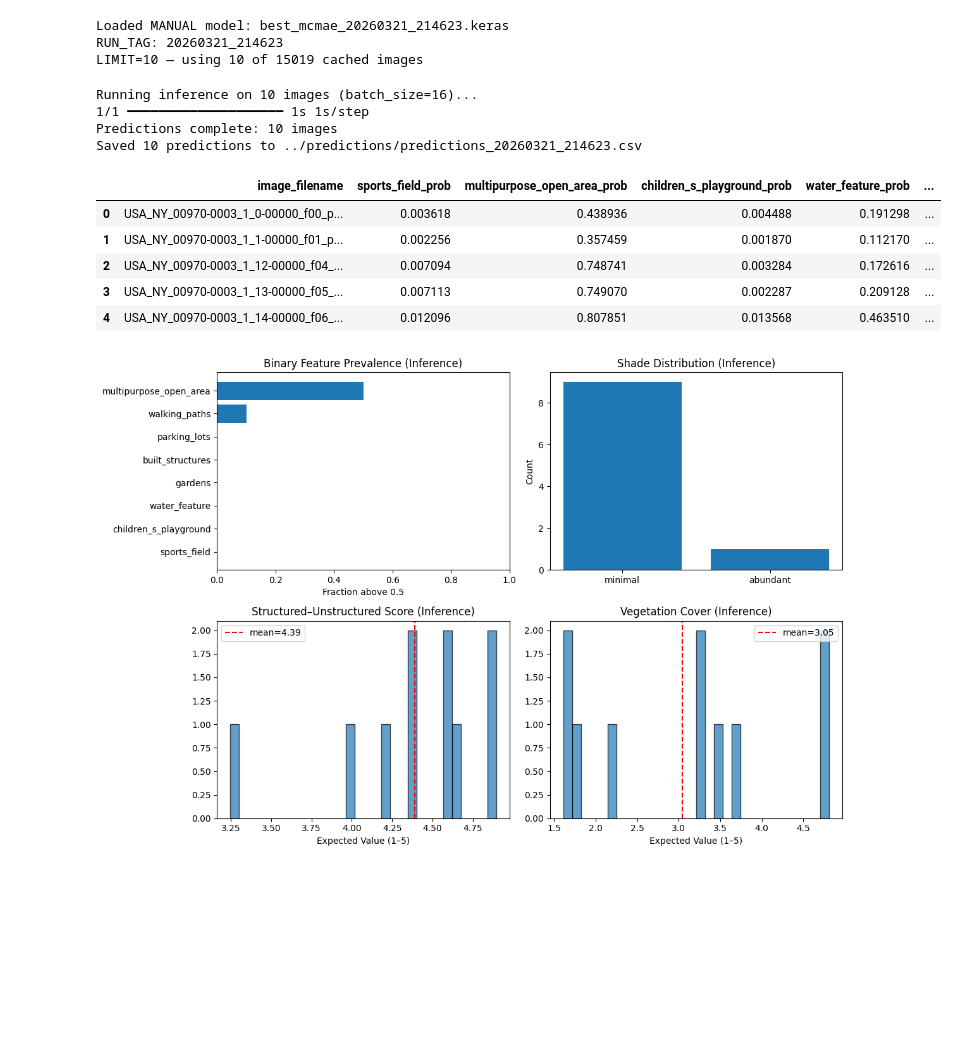
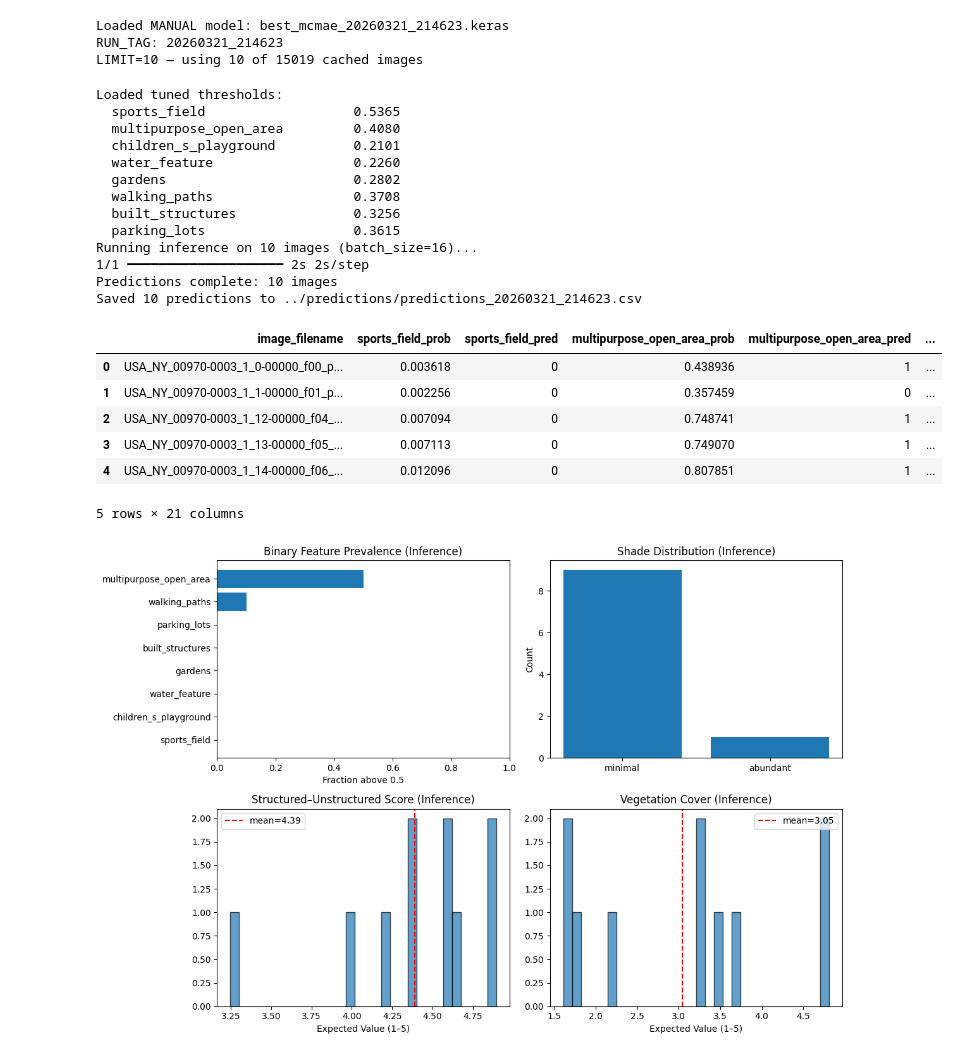
Before and after one commit to JunchenX0809/GreenSpace_CNN, a Jupyter notebook: notebooks/05_prediction_demo.ipynb, the cells around one changed output. Cells and saved outputs as stored; diff of their text form; code cells hidden in the pictures; blank space fills up the shorter version.

```diff
--- a/notebooks/05_prediction_demo.ipynb
+++ b/notebooks/05_prediction_demo.ipynb
@@ -94,6 +94,15 @@ LIMIT=10 — using 10 of 15019 cached images
 # Batch inference — decode images, predict in batches, collect results.
 IMG_SIZE = (512, 512)
 BATCH_SIZE = 16
+
+# --- Load tuned thresholds from evaluation ---
+THRESHOLD_CSV = Path('../monitoring_output/runs/20260322_073929/thresholds_best_mcmae.csv')
+assert THRESHOLD_CSV.exists(), f'Missing thresholds: {THRESHOLD_CSV}'
+thresh_df = pd.read_csv(THRESHOLD_CSV)
+thresholds = dict(zip(thresh_df['label'], thresh_df['best_threshold']))
+print('Loaded tuned thresholds:')
+for label, t in thresholds.items():
+    print(f'  {label:<30} {t:.4f}')
 
 def decode_and_resize(path):
     img = tf.io.read_file(path)
@@ -124,45 +133,55 @@ print(f'Predictions complete: {pred_bin.shape[0]} images')
 # Assemble results into a DataFrame
 filenames = [p.name for p in image_paths]
 
-rows = {
-    'image_filename': filenames,
-}
+rows = {'image_filename': filenames}
 
-# Binary probabilities
+# Binary: probability + hard prediction (0/1) side by side per label
 for i, name in enumerate(bin_names):
     rows[f'{name}_prob'] = pred_bin[:, i]
+    t = thresholds.get(name, 0.5)
+    rows[f'{name}_pred'] = (pred_bin[:, i] >= t).astype(int)
 
 # Shade: class + confidence
 rows['shade_class'] = np.where(pred_shade.argmax(axis=1) == 0, 'minimal', 'abundant')
 rows['shade_confidence'] = pred_shade.max(axis=1)
 
 # Score: expected value (1–5 scale)
 score_values = np.arange(1, 6, dtype=np.float32)
 rows['score_ev'] = pred_score @ score_values
 
 # Veg: expected value (1–5 scale)
 rows['veg_ev'] = pred_veg @ score_values
 
 pred_df = pd.DataFrame(rows)
 
 # Save CSV
 out_dir = Path('../predictions')
 out_dir.mkdir(parents=True, exist_ok=True)
 out_path = out_dir / f'predictions_{RUN_TAG}.csv'
 pred_df.to_csv(out_path, index=False)
 print(f'Saved {len(pred_df)} predictions to {out_path}')
 pred_df.head()
 # %% [output]
+Loaded tuned thresholds:
+  sports_field                   0.5365
+  multipurpose_open_area         0.4080
+  children_s_playground          0.2101
+  water_feature                  0.2260
+  gardens                        0.2802
+  walking_paths                  0.3708
+  built_structures               0.3256
+  parking_lots                   0.3615
 Running inference on 10 images (batch_size=16)...
-1/1 ━━━━━━━━━━━━━━━━━━━━ 1s 1s/step
+1/1 ━━━━━━━━━━━━━━━━━━━━ 2s 2s/step
 Predictions complete: 10 images
 Saved 10 predictions to ../predictions/predictions_20260321_214623.csv
-|  | image_filename | sports_field_prob | multipurpose_open_area_prob | children_s_playground_prob | water_feature_prob | ... |
-| 0 | USA_NY_00970-0003_1_0-00000_f00_p... | 0.003618 | 0.438936 | 0.004488 | 0.191298 | ... |
-| 1 | USA_NY_00970-0003_1_1-00000_f01_p... | 0.002256 | 0.357459 | 0.001870 | 0.112170 | ... |
-| 2 | USA_NY_00970-0003_1_12-00000_f04_... | 0.007094 | 0.748741 | 0.003284 | 0.172616 | ... |
-| 3 | USA_NY_00970-0003_1_13-00000_f05_... | 0.007113 | 0.749070 | 0.002287 | 0.209128 | ... |
-| 4 | USA_NY_00970-0003_1_14-00000_f06_... | 0.012096 | 0.807851 | 0.013568 | 0.463510 | ... |
+|  | image_filename | sports_field_prob | sports_field_pred | multipurpose_open_area_prob | multipurpose_open_area_pred | ... |
+| 0 | USA_NY_00970-0003_1_0-00000_f00_p... | 0.003618 | 0 | 0.438936 | 1 | ... |
+| 1 | USA_NY_00970-0003_1_1-00000_f01_p... | 0.002256 | 0 | 0.357459 | 0 | ... |
+| 2 | USA_NY_00970-0003_1_12-00000_f04_... | 0.007094 | 0 | 0.748741 | 1 | ... |
+| 3 | USA_NY_00970-0003_1_13-00000_f05_... | 0.007113 | 0 | 0.749070 | 1 | ... |
+| 4 | USA_NY_00970-0003_1_14-00000_f06_... | 0.012096 | 0 | 0.807851 | 1 | ... |
+5 rows × 21 columns
 # %%
 # Option 1: Summary statistics across all unseen images
 
```
Also changed, not shown: 11 other files.
